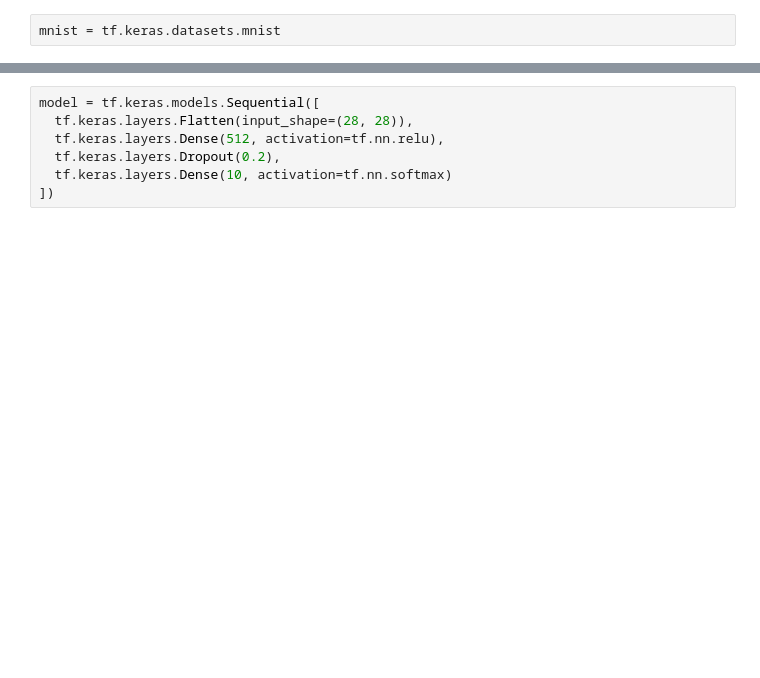
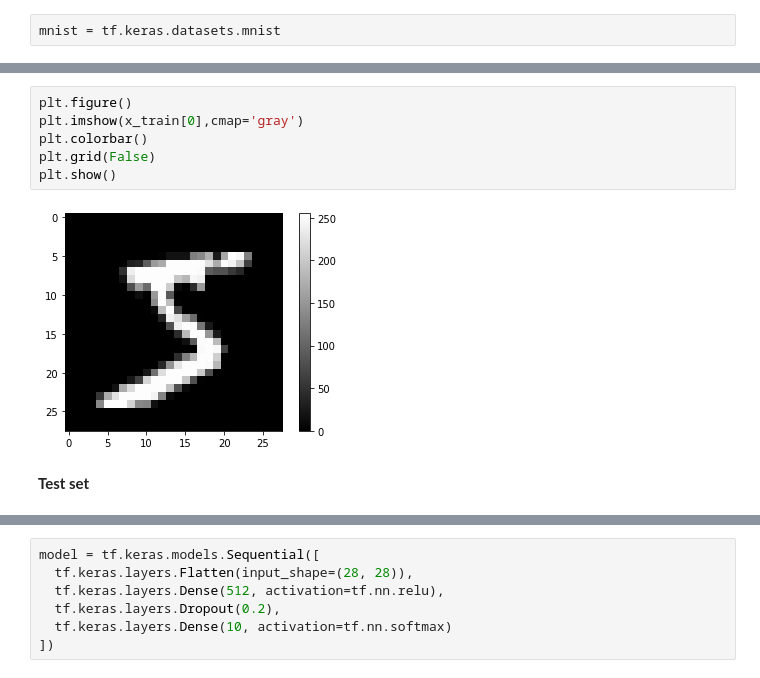
Before and after one commit to arvidl/tf2-cpu, a Jupyter notebook: notebooks/get-started.ipynb, the cells around one changed output, grey strips where cells are left out. Drawn from its saved outputs; the diff is of its cells as text; blank space fills up the shorter version.

```diff
--- a/notebooks/get-started.ipynb
+++ b/notebooks/get-started.ipynb
@@ -13,0 +98,10 @@ x_train, x_test = x_train / 255.0, x_test / 255.0
+# %%
+plt.figure()
+plt.imshow(x_train[0],cmap='gray')
+plt.colorbar()
+plt.grid(False)
+plt.show()
+# %% [output]
+[figure, added]
+# %% [markdown]
+**Test set**
```
Also changed, not shown: parts of 91 cells of this notebook, 9 other files.
